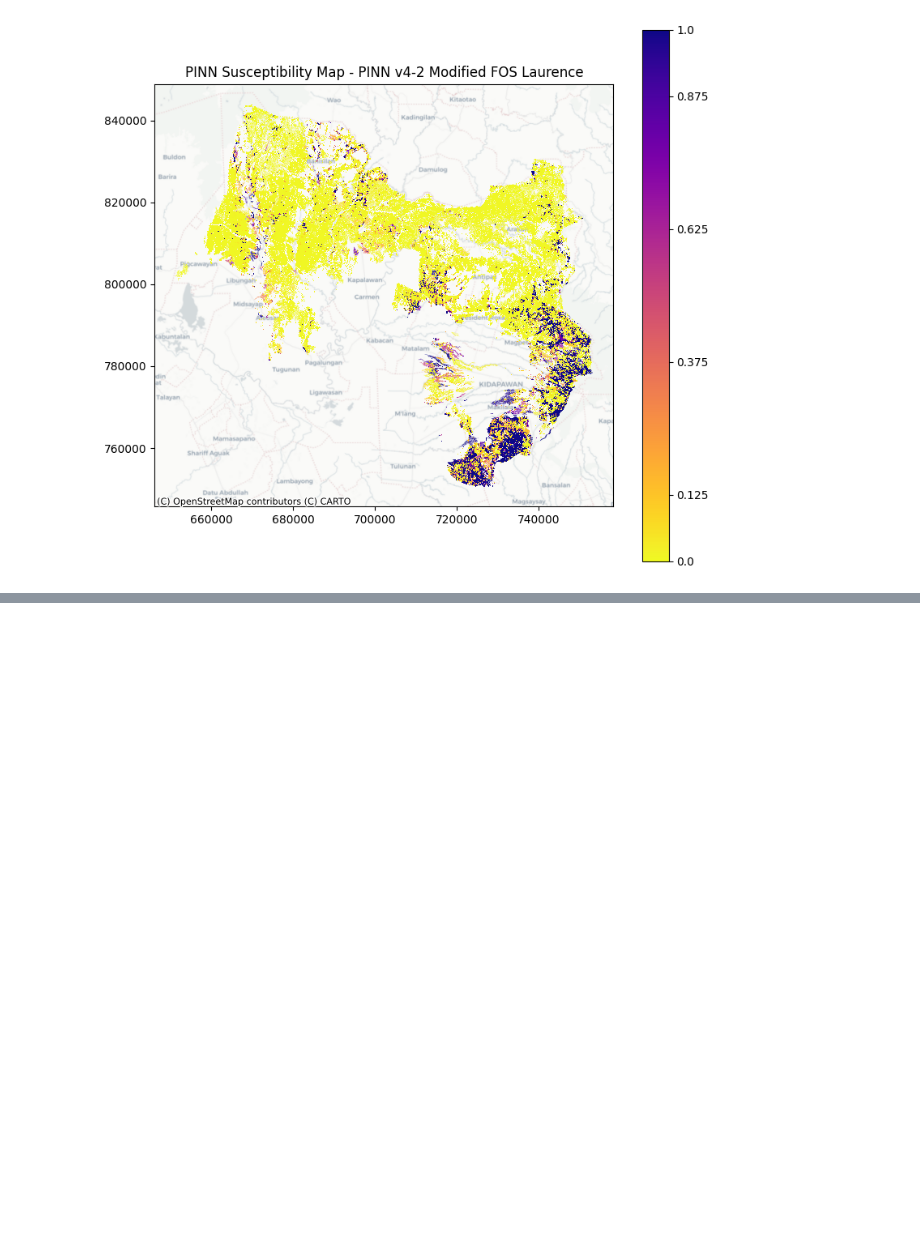
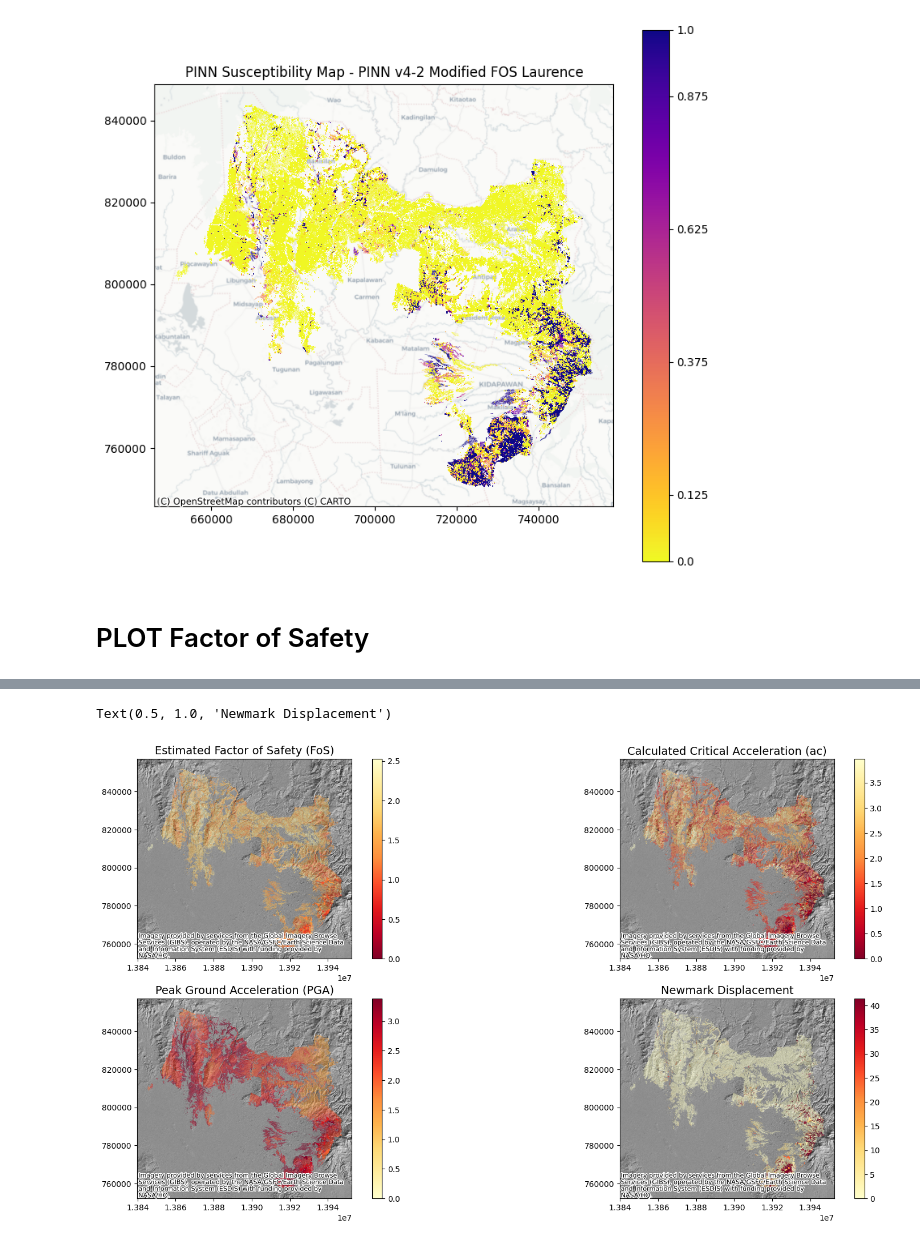
Before and after one commit to gio-g61io0/ml-prep-pinn, a Jupyter notebook: notebooks/cotabato_new_slope_unit_v2-4-2-validation.ipynb, the cells around one changed output, grey strips where cells are left out. Saved outputs shown, nothing was run; the diff lists cells and outputs as text; code cells hidden in the pictures; blank space fills up the shorter version.

```diff
--- a/notebooks/cotabato_new_slope_unit_v2-4-2-validation.ipynb
+++ b/notebooks/cotabato_new_slope_unit_v2-4-2-validation.ipynb
@@ -53,3 +64,58 @@ susceptibility_prediction = model.predict(dataset)
 plot_susceptibility_map(df, susceptibility_prediction, "PINN v4-2 Modified FOS Laurence")
 # %% [output]
 [figure]
+# %% [markdown]
+# PLOT Factor of Safety
+# %%
+df_wm = df.to_crs(epsg=3857)
+fos_model = tf.keras.Model(inputs=model.inputs, outputs=model.get_layer("fos_layer").output)
+predicted_fos = fos_model.predict(dataset)
+df_wm['estimated_fos'] = predicted_fos
+
+
+#Retrieve and create FOS model and plot result
+fig, ax = plt.subplots(2, 2, figsize=(20, 10))
+norm = mcolors.Normalize(vmin=0, vmax=df_wm['estimated_fos'].quantile(0.95))
+df_wm.plot(column="estimated_fos", legend=True, alpha=0.7, norm=norm, ax=ax[0][0], cmap='YlOrRd_r')
+cx.add_basemap(ax=ax[0][0],source='NASAGIBS.ASTER_GDEM_Greyscale_Shaded_Relief')
+
+
+#Convert slope to radians and calculated the critical acceleration based on the equation
+df_wm['slope_radians'] = df_wm['Slope_mean'] * 0.017453292519943295
+df_wm['calculated_ac'] = (df_wm['estimated_fos'] - 1) * 9.81 * np.sin(df_wm['slope_radians'])
+
+
+#Plot calculated critical acceleration
+ac_norm = mcolors.Normalize(vmin=0, vmax=df_wm['calculated_ac'].quantile(0.95))
+df_wm.plot(column="calculated_ac", legend=True, alpha=0.7, norm=ac_norm, ax=ax[0][1], cmap='YlOrRd_r')
+cx.add_basemap(ax=ax[0][1],source='NASAGIBS.ASTER_GDEM_Greyscale_Shaded_Relief')
+
+#Convert PGA from g to cm/s^2
+df_wm['PGA_cm'] = df_wm['PGA1_max'] * 9.81
+
+#Plot PGA map
+ac_norm = mcolors.Normalize(vmin=0, vmax=df_wm['PGA_cm'].quantile(0.95))
+df_wm.plot(column="PGA_cm", legend=True, alpha=0.7, norm=ac_norm, ax=ax[1][0], cmap="YlOrRd")
+cx.add_basemap(ax=ax[1][0],source='NASAGIBS.ASTER_GDEM_Greyscale_Shaded_Relief')
+
+df_wm['estimated_susceptibility'] = susceptibility_prediction
+
+df_wm['PGA1_max'] *= 9.81
+
+df_wm['acpg'] = df_wm['calculated_ac'] / df_wm['PGA1_max']
+df_wm['acpg'] = np.clip(df_wm['acpg'], 0.001, 0.75)
+powcomp = np.pow((1 - df_wm['acpg']), 2.341) * np.pow(df_wm['acpg'], -1.438)
+logds = 0.215 + np.log(powcomp) + 0.51  # NOTE:: Newmark Displacement
+
+df_wm['calculated_ds'] = np.exp(logds)
+
+#Plot calculated displacement using Newmark Displacement method
+ac_norm = mcolors.Normalize(vmin=0, vmax=df_wm['calculated_ds'].quantile(0.95))
+df_wm.plot(column='calculated_ds', legend=True, alpha=0.7, ax=ax[1][1], cmap="YlOrRd", norm=ac_norm)
+cx.add_basemap(ax=ax[1][1],source='NASAGIBS.ASTER_GDEM_Greyscale_Shaded_Relief')
+
+ax[0][0].set_title("Estimated Factor of Safety (FoS)", fontsize=14)
+ax[0][1].set_title("Calculated Critical Acceleration (ac)", fontsize=14)
+ax[1][0].set_title("Peak Ground Acceleration (PGA)", fontsize=14)
+ax[1][1].set_title("Newmark Displacement", fontsize=14)
+# %% [output]
@@ -55,0 +123,2 @@ plot_susceptibility_map(df, susceptibility_prediction, "PINN v4-2 Modified FOS L
+Text(0.5, 1.0, 'Newmark Displacement')
+[figure, added]
```
Also changed, not shown: parts of 3 cells of this notebook, 3 other files.
